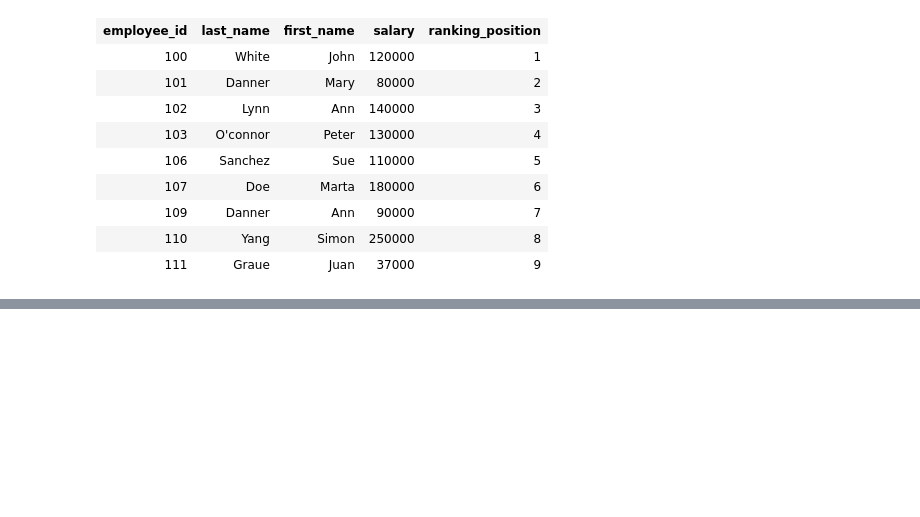
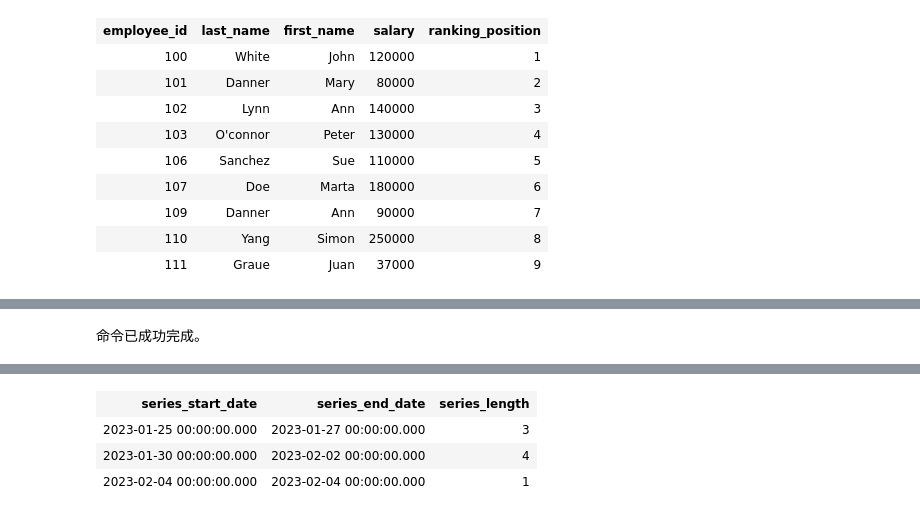
Before and after one commit to duchengli/Advanced-SQL, a Jupyter notebook: 25 Advanced SQL Query Examples.ipynb, the cells around one changed output, grey strips where cells are left out. Saved outputs shown, nothing was run; the diff lists cells and outputs as text; code cells hidden in the pictures; blank space fills up the shorter version.

```diff
--- a/25 Advanced SQL Query Examples.ipynb
+++ b/25 Advanced SQL Query Examples.ipynb
@@ -245,0 +361,16 @@ FROM ##tmp1
+# %%
+WITH data_series
+AS (SELECT RANK() OVER (ORDER BY day) AS row_number,
+           day,
+           day - RANK() OVER (ORDER BY day) AS series_id
+    FROM ##tmp2)
+SELECT MIN(day) AS series_start_date,
+       MAX(day) AS series_end_date,
+       cast((MAX(day) - MIN(day) + 1) AS INT) AS series_length
+FROM data_series
+GROUP BY series_id
+ORDER BY series_start_date
+
+-- Select * from data_series
+# %% [output]
+命令已成功完成。
@@ -245,0 +378,4 @@ FROM ##tmp1
+| series_start_date | series_end_date | series_length |
+| 2023-01-25 00:00:00.000 | 2023-01-27 00:00:00.000 | 3 |
+| 2023-01-30 00:00:00.000 | 2023-02-02 00:00:00.000 | 4 |
+| 2023-02-04 00:00:00.000 | 2023-02-04 00:00:00.000 | 1 |
```
Also changed, not shown: parts of 7 cells of this notebook.
